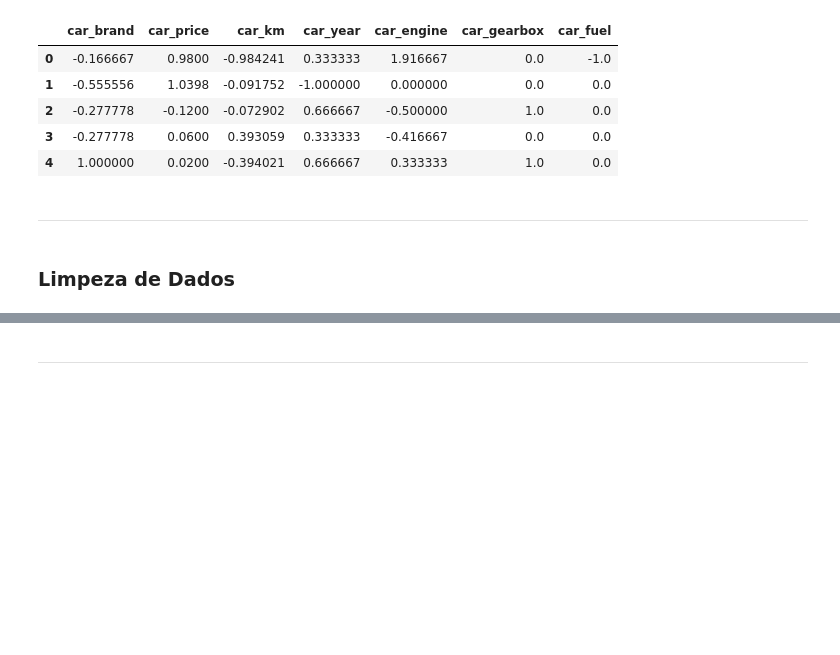
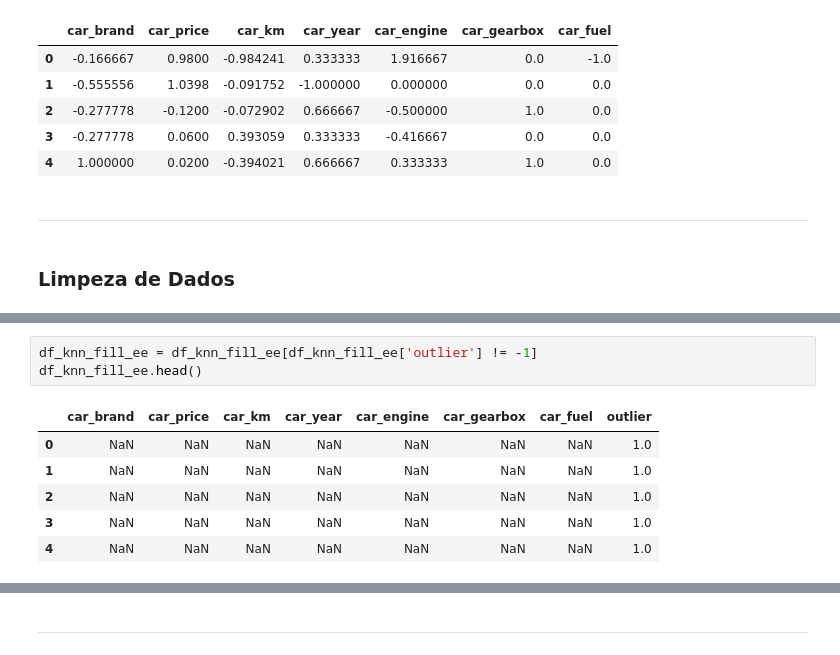
Before and after one commit to V1ct0rC/analise-seminovos-recife, a Jupyter notebook: TAGDI_Projeto_1.ipynb, the cells around one changed output, grey strips where cells are left out. Drawn from its saved outputs; the diff is of its cells as text; blank space fills up the shorter version.

```diff
--- a/TAGDI_Projeto_1.ipynb
+++ b/TAGDI_Projeto_1.ipynb
@@ -405,0 +551,10 @@ fig.update_layout(height=900, width=970, title_text="Numerical Columns Outliers"
+# %%
+df_knn_fill_ee = df_knn_fill_ee[df_knn_fill_ee['outlier'] != -1]
+df_knn_fill_ee.head()
+# %% [output]
+|  | car_brand | car_price | car_km | car_year | car_engine | car_gearbox | car_fuel | outlier |
+| 0 | NaN | NaN | NaN | NaN | NaN | NaN | NaN | 1.0 |
+| 1 | NaN | NaN | NaN | NaN | NaN | NaN | NaN | 1.0 |
+| 2 | NaN | NaN | NaN | NaN | NaN | NaN | NaN | 1.0 |
+| 3 | NaN | NaN | NaN | NaN | NaN | NaN | NaN | 1.0 |
+| 4 | NaN | NaN | NaN | NaN | NaN | NaN | NaN | 1.0 |
```
Also changed, not shown: parts of 35 cells of this notebook.
